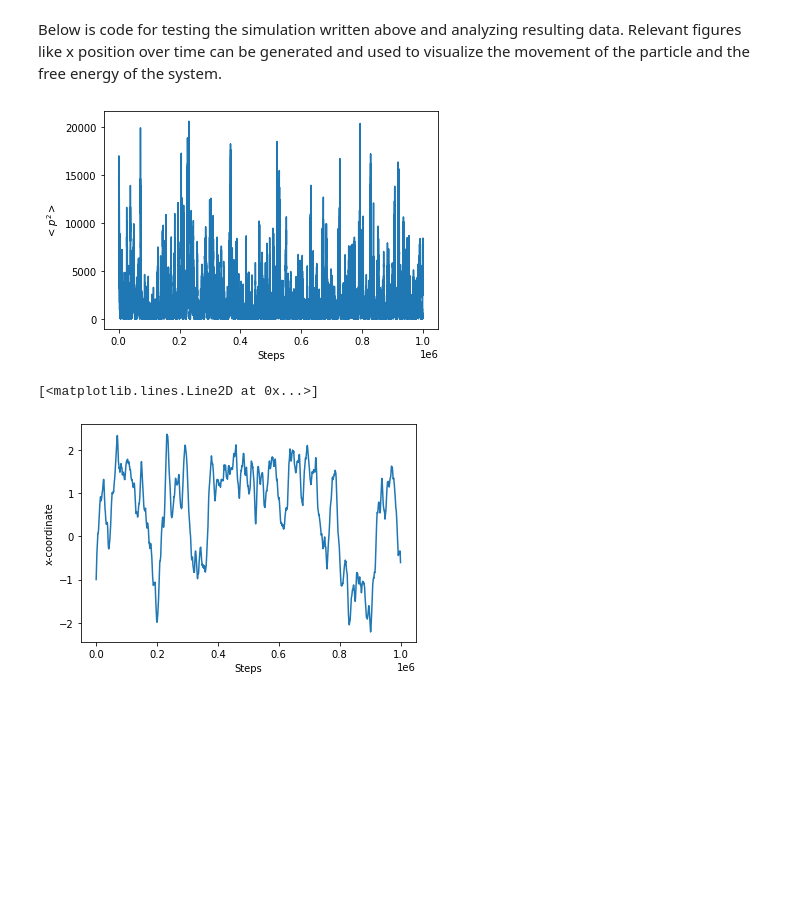
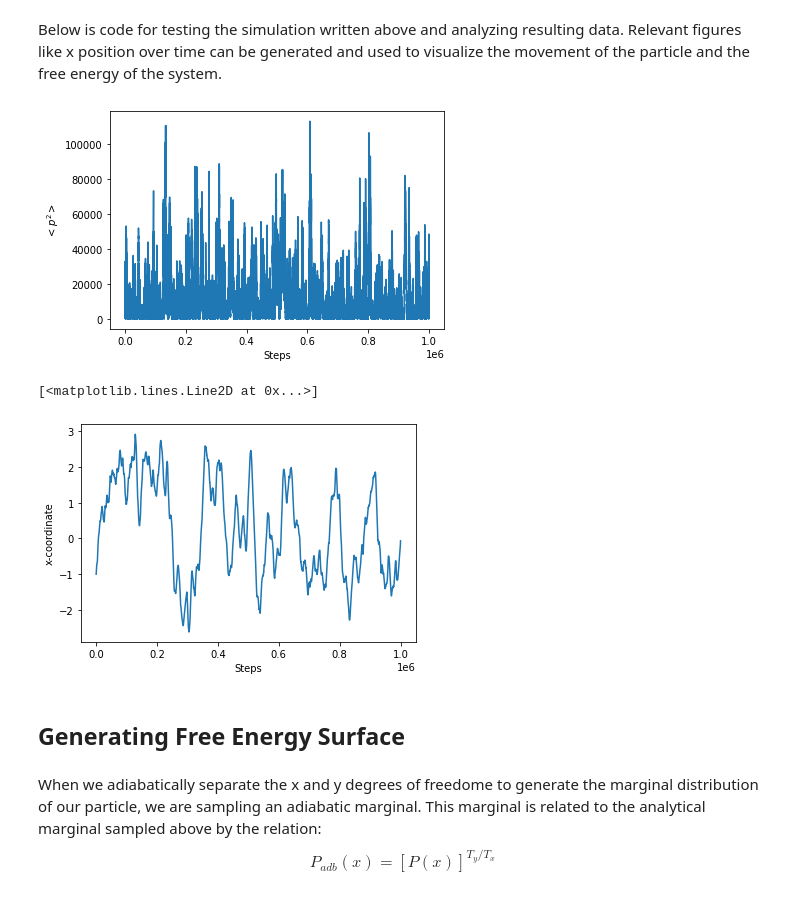
Before and after one commit to thomasegg3/enhanced_sampling_practice, a Jupyter notebook: toy_problem.ipynb, the cells around one changed output. Drawn from its saved outputs; the diff is of its cells as text; code cells hidden in the pictures; blank space fills up the shorter version.

```diff
--- a/toy_problem.ipynb
+++ b/toy_problem.ipynb
@@ -35,7 +35,7 @@ import random
 d = 3
 a = 1
 omega = 1
-lam = 2.878
+lam = 2.5
 m_y = 1
 m_x = 100
 
@@ -166,7 +166,7 @@ def run_simulation(n_steps, m_x, m_y, kt_x, kt_y):
     velocity = [random.gauss(0, 1), random.gauss(0, 1)]
     momenta = [m_x * velocity[0], m_y * velocity[1]]
     time = 0
-    time_step = 0.25 * (10 ** -3)
+    time_step = 0.20 * (10 ** -3)
 
     # Initialize constants
     c1 = np.exp(-1 * time_step)
@@ -236,21 +236,20 @@ Below is code for testing the simulation written above and analyzing resulting d
 # %%
 # Run simulation as test
 n_steps = 1000000
-x, y, p_square, steps = run_simulation(n_steps, 100, 1, 20, 1)
+x, p_square, steps = run_simulation(n_steps, 200, 1, 50, 1)
 # %%
 # Plot momentum squared over time
-idx = n_steps
 plt.xlabel('Steps')
 plt.ylabel('$<p^{2}>$')
-plt.plot(steps[:idx], p_square[:idx])
+plt.plot(steps, p_square)
 plt.show()
 # %% [output]
-[figure, old version]
+[figure, new version]
 # %%
 # Plot x-coordinate over time
 plt.xlabel('Steps')
 plt.ylabel('x-coordinate')
-plt.plot(steps[:idx], x[:idx])
+plt.plot(steps, x)
 # %% [output]
 [<matplotlib.lines.Line2D at 0x...>]
-[figure, old version]
+[figure, new version]
@@ -258,0 +256,7 @@ plt.plot(steps[:idx], x[:idx])
+# %% [markdown]
+## Generating Free Energy Surface
+# %% [markdown]
+When we adiabatically separate the x and y degrees of freedome to generate the marginal distribution of our particle, we are sampling an adiabatic marginal. This marginal is related to the analytical marginal sampled above by the relation:
+$$
+    P_{adb}(x) = [P(x)]^{T_y/T_x}
+$$
```
Also changed, not shown: parts of 2 cells of this notebook.
